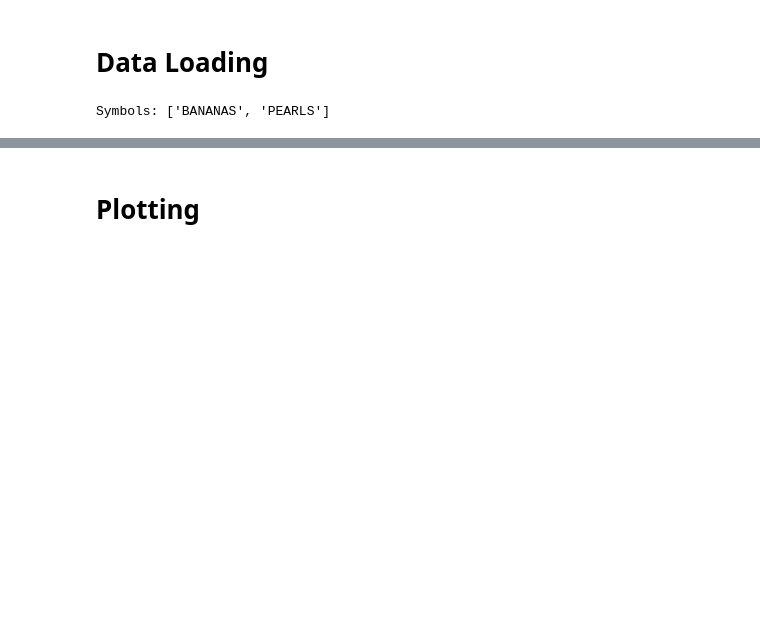
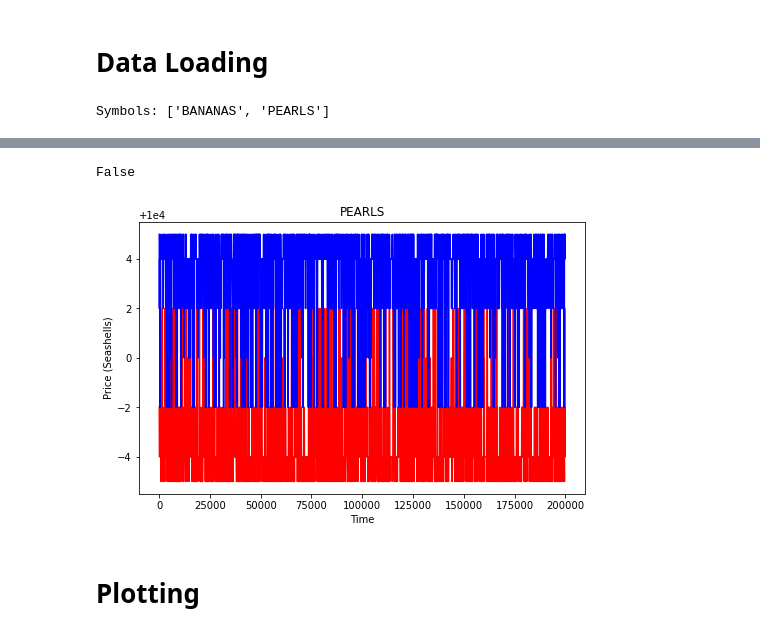
Before and after one commit to XiuLuoShen/imc_prosperity, a Jupyter notebook: ResultsAnalysis.ipynb, the cells around one changed output, grey strips where cells are left out. Cells and saved outputs as stored; diff of their text form; code cells hidden in the pictures; blank space fills up the shorter version.

```diff
--- a/ResultsAnalysis.ipynb
+++ b/ResultsAnalysis.ipynb
@@ -224,3 +318,11 @@ def md_trade_quote_join():
+# %%
+(quote['bid'] > 10000).any()
+# %% [output]
+False
+# %%
+plot_quote(results[s], s)
+# %% [output]
+[figure, added]
 # %% [markdown]
 # Plotting
 # %%
```
Also changed, not shown: parts of 12 cells of this notebook, 3 other files.
